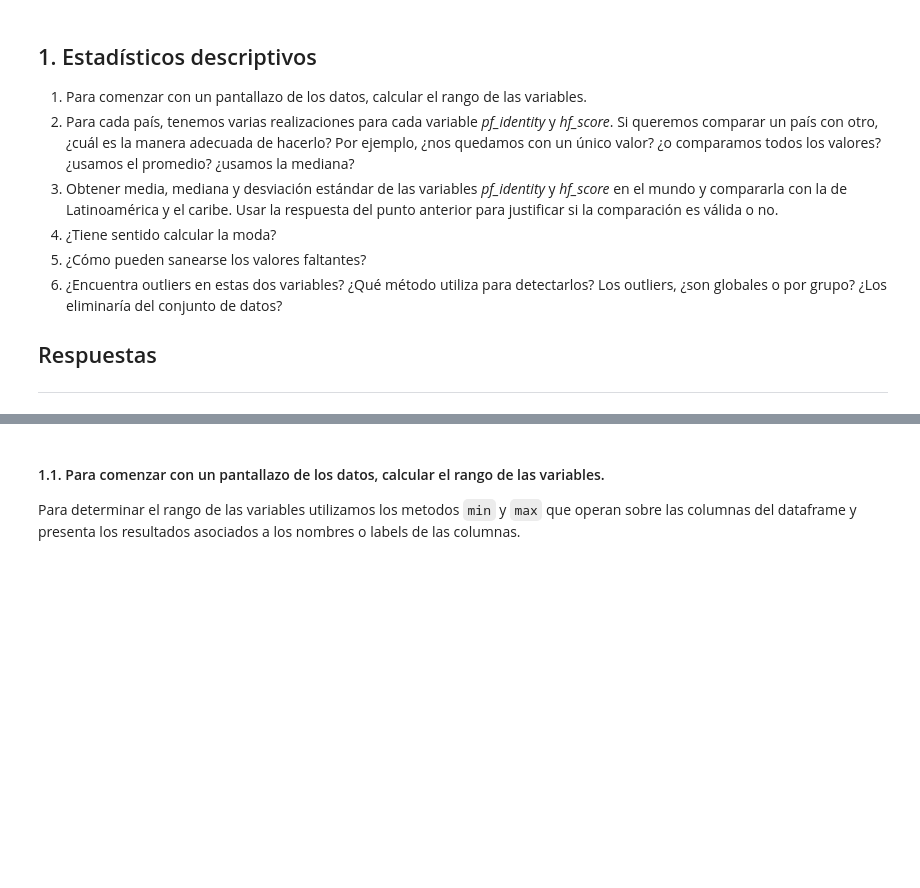
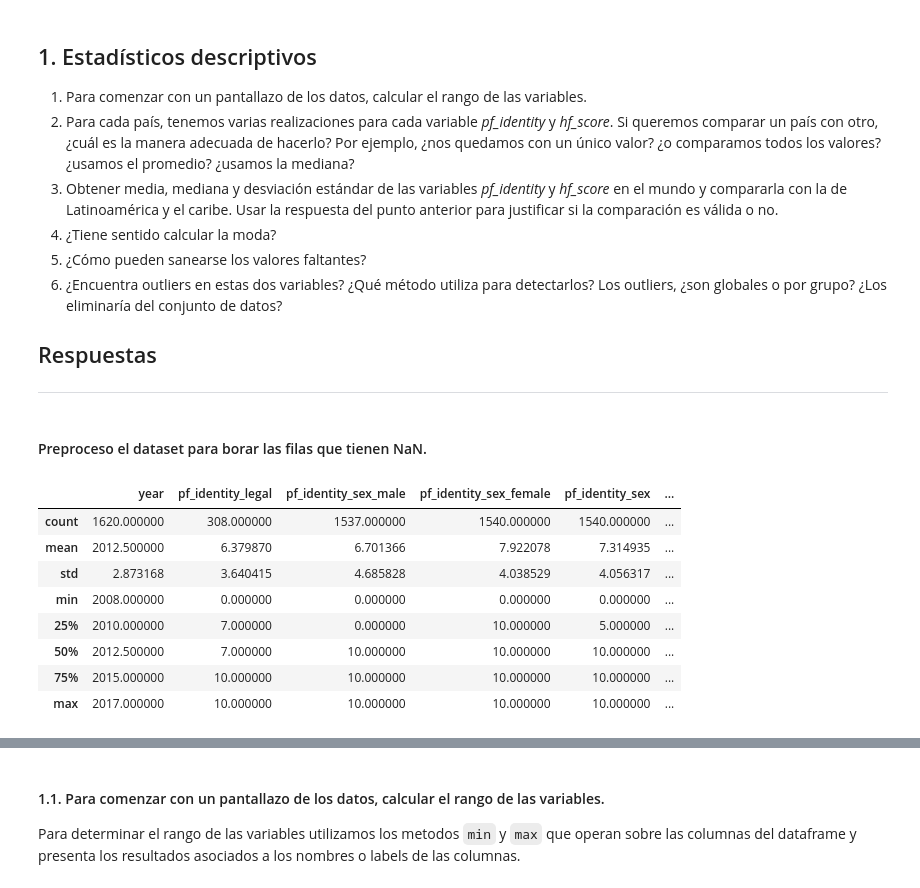
Before and after one commit to danicattaneob/diplo-datos-ayvd-g1, a Jupyter notebook: 01-pgianni-respuestas.ipynb, the cells around one changed output, grey strips where cells are left out. Drawn from its saved outputs; the diff is of its cells as text; code cells hidden in the pictures; blank space fills up the shorter version.

```diff
--- a/01-pgianni-respuestas.ipynb
+++ b/01-pgianni-respuestas.ipynb
@@ -161,3 +161,17 @@ Luego de las clases del primer fin de semana, ya tenemos las herramientas para r
 
 ## Respuestas
 --------------
+# %% [markdown]
+#### Preproceso el dataset para borar las filas que tienen NaN.
+# %%
+dataset.describe()
+# %% [output]
+|  | year | pf_identity_legal | pf_identity_sex_male | pf_identity_sex_female | pf_identity_sex | ... |
+| count | 1620.000000 | 308.000000 | 1537.000000 | 1540.000000 | 1540.000000 | ... |
+| mean | 2012.500000 | 6.379870 | 6.701366 | 7.922078 | 7.314935 | ... |
+| std | 2.873168 | 3.640415 | 4.685828 | 4.038529 | 4.056317 | ... |
+| min | 2008.000000 | 0.000000 | 0.000000 | 0.000000 | 0.000000 | ... |
+| 25% | 2010.000000 | 7.000000 | 0.000000 | 10.000000 | 5.000000 | ... |
+| 50% | 2012.500000 | 7.000000 | 10.000000 | 10.000000 | 10.000000 | ... |
+| 75% | 2015.000000 | 10.000000 | 10.000000 | 10.000000 | 10.000000 | ... |
+| max | 2017.000000 | 10.000000 | 10.000000 | 10.000000 | 10.000000 | ... |
```
Also changed, not shown: parts of 10 cells of this notebook.
